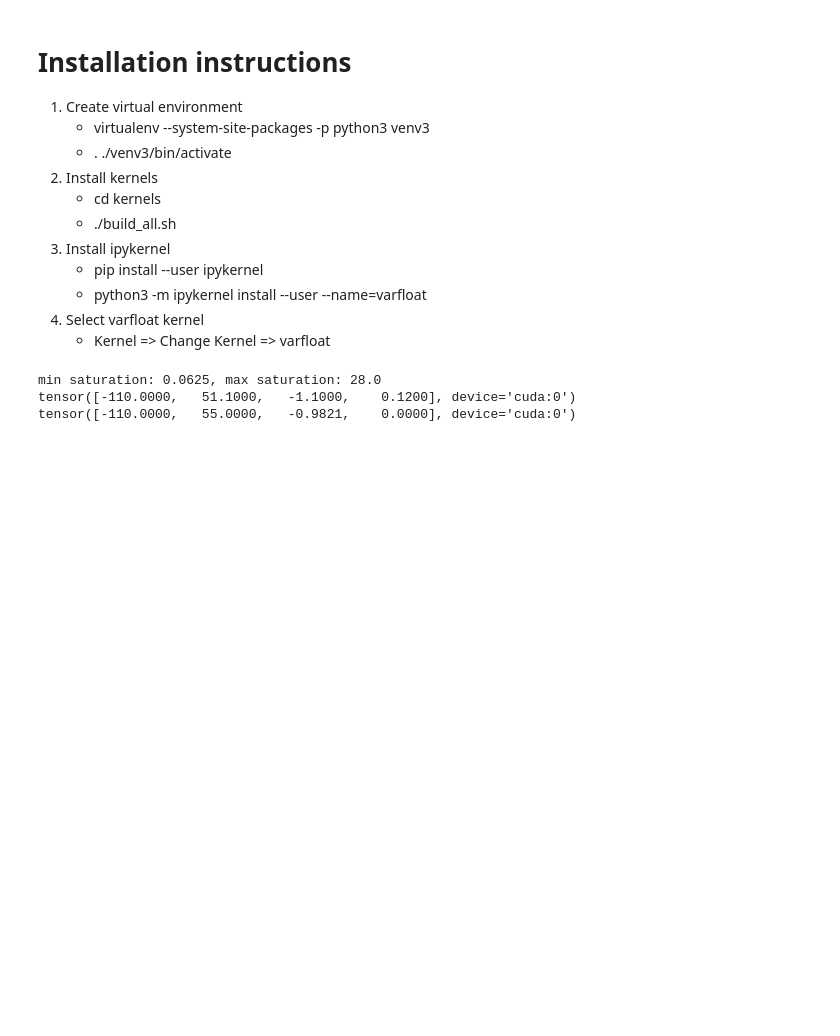
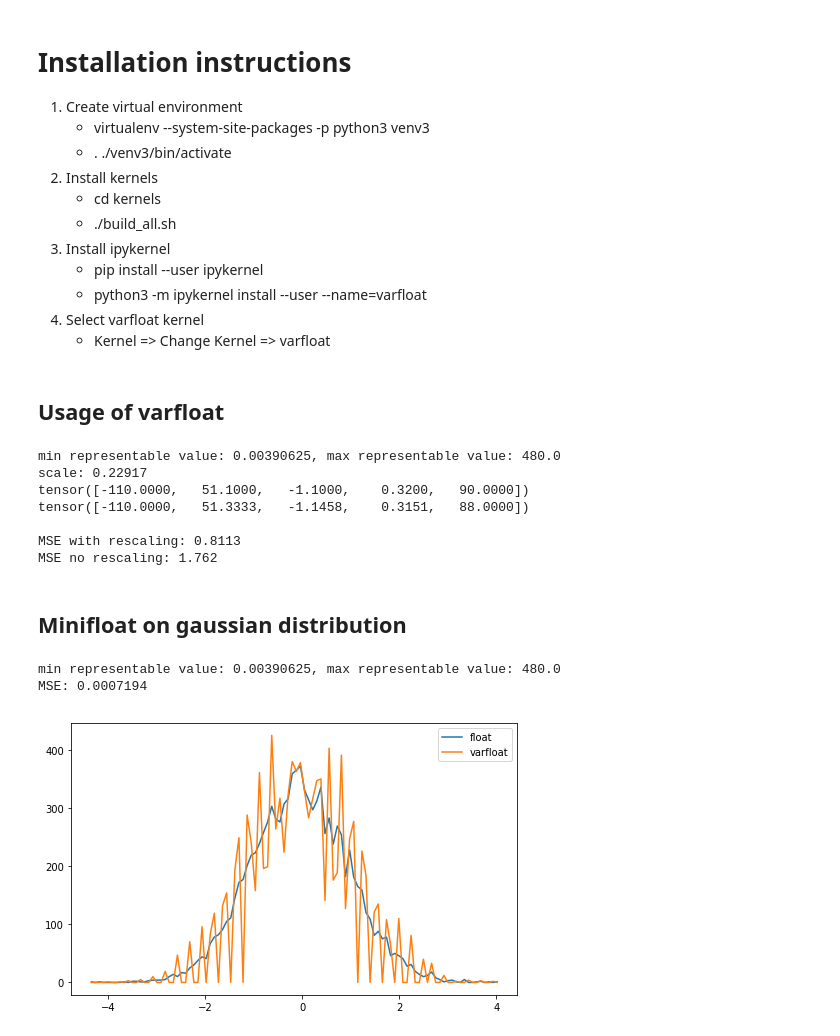
Before and after one commit to ynahshan/nn-varfloat-pytorch, a Jupyter notebook: jupyter/varfloat_usage.ipynb, the cells around one changed output. Cells and saved outputs as stored; diff of their text form; code cells hidden in the pictures; blank space fills up the shorter version.

```diff
--- a/jupyter/varfloat_usage.ipynb
+++ b/jupyter/varfloat_usage.ipynb
@@ -19,23 +21,70 @@ import matplotlib.pyplot as plt
+# %% [markdown]
+## Usage of varfloat
 # %%
-exp_bits = 3
-fraction_bits = 2
+# Minifloat example 8 bit (1,4,3) - (sign, epxponent, fraction)
+exp_bits = 4
+fraction_bits = 3
 round = True
 
 # Saturation bounds depends on both eponent and fraction bits
 bounds = varfloat.satBounds(exp_bits, fraction_bits)
-print("min saturation: {}, max saturation: {}".format(bounds[0], bounds[1]))
+print("min representable value: {}, max representable value: {}".format(bounds[0], bounds[1]))
 
-x = torch.tensor([-110, 51.1, -1.1, 0.12], dtype=torch.float).cuda()
-scale = x.abs().max() / bounds[1]
+x = torch.tensor([-110, 51.1, -1.1, 0.32, 90], dtype=torch.float).cuda()
+
+# Scaling of tensor before converting to varfloat allows improve precision
+sat_val = x.abs().max()
+scale = sat_val / bounds[1]
+print("scale: {:.5f}".format(scale))
 
 # rescale x and conver to varfloat
-y = varfloat.fromFloat(x / scale, exp_bits, fraction_bits, round)
-print(x)
+y = varfloat.fromFloat(x / scale, exp_bits, fraction_bits, round) * scale
+print(x.cpu())
+print(y.cpu())
 
-# up scale
-y_scaled = scale*y
-print(y_scaled)
+print("")
+print("MSE with rescaling: {:.4}".format(torch.mean((y - x)**2)))
+y = varfloat.fromFloat(x, exp_bits, fraction_bits, round)
+print("MSE no rescaling: {:.4}".format(torch.mean((y - x)**2)))
 # %% [output]
-min saturation: 0.0625, max saturation: 28.0
-tensor([-110.0000,   51.1000,   -1.1000,    0.1200], device='cuda:0')
-tensor([-110.0000,   55.0000,   -0.9821,    0.0000], device='cuda:0')
+min representable value: 0.00390625, max representable value: 480.0
+scale: 0.22917
+tensor([-110.0000,   51.1000,   -1.1000,    0.3200,   90.0000])
+tensor([-110.0000,   51.3333,   -1.1458,    0.3151,   88.0000])
+
+MSE with rescaling: 0.8113
+MSE no rescaling: 1.762
+# %% [markdown]
+## Minifloat on gaussian distribution
+# %%
+seed = 0
+torch.manual_seed(seed)
+torch.cuda.manual_seed_all(seed)
+
+# Define minifloat
+exp_bits = 4
+fraction_bits = 3
+round = True
+
+# Saturation bounds depends on both eponent and fraction bits
+bounds = varfloat.satBounds(exp_bits, fraction_bits)
+print("min representable value: {}, max representable value: {}".format(bounds[0], bounds[1]))
+
+x = torch.randn(10000).cuda()
+
+# Conver to varfloat
+y = varfloat.fromFloat(x, exp_bits, fraction_bits, round)
+
+print("MSE: {:.4}\n".format(torch.mean((y - x)**2)))
+
+rcParams['figure.figsize'] = 8, 5
+hist1 = np.histogram(x.cpu(), bins=100)
+plt.plot(hist1[1][:-1], hist1[0]);
+
+hist2 = np.histogram(y.cpu(), bins=100, range=(x.min().item(), x.max().item()))
+plt.plot(hist2[1][:-1], hist2[0]);
+plt.legend(['float', 'varfloat']);
+# %% [output]
+min representable value: 0.00390625, max representable value: 480.0
+MSE: 0.0007194
+[figure, added]
```
Also changed, not shown: parts of 5 cells of this notebook, 1 other file.
